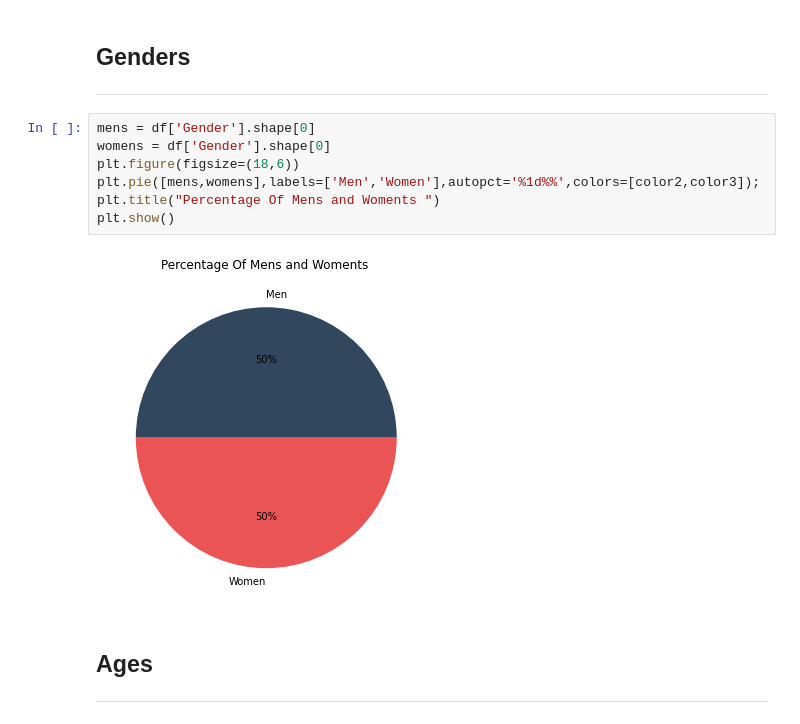
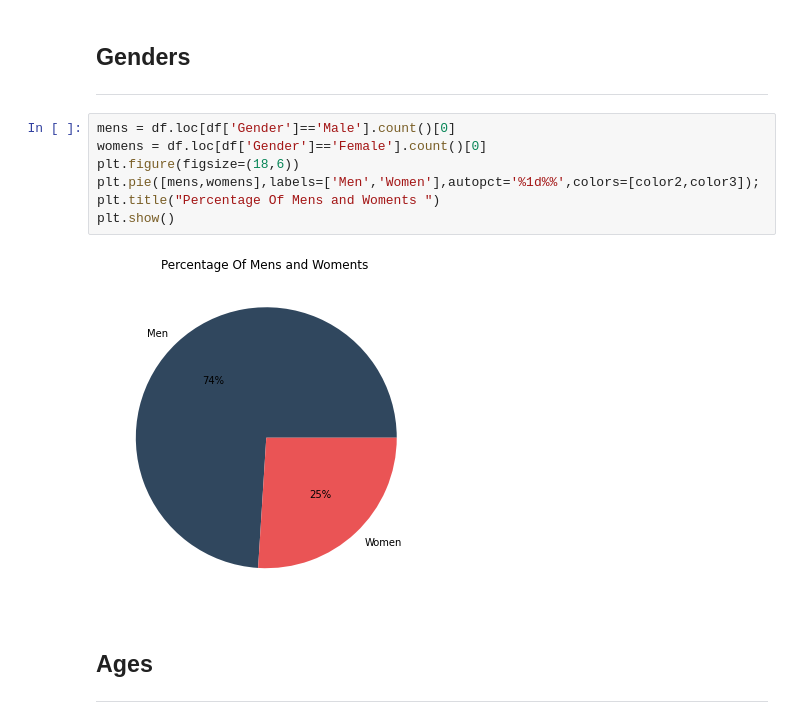
Before and after one commit to roxana-hgh/Data-Mining-project, a Jupyter notebook: CoffeeAndCode.ipynb, the cells around one changed output. Cells and saved outputs as stored; diff of their text form.

```diff
--- a/CoffeeAndCode.ipynb
+++ b/CoffeeAndCode.ipynb
@@ -58,14 +58,14 @@ dtype: int64
 ## Genders
 ---
 # %%
-mens = df['Gender'].shape[0]
-womens = df['Gender'].shape[0]
+mens = df.loc[df['Gender']=='Male'].count()[0]
+womens = df.loc[df['Gender']=='Female'].count()[0]
 plt.figure(figsize=(18,6))
 plt.pie([mens,womens],labels=['Men','Women'],autopct='%1d%%',colors=[color2,color3]);
 plt.title("Percentage Of Mens and Woments ")
 plt.show()
 # %% [output]
-[figure, old version]
+[figure, new version]
 # %% [markdown]
 ## Ages
 ---
```
Also changed, not shown: 1 other file.
